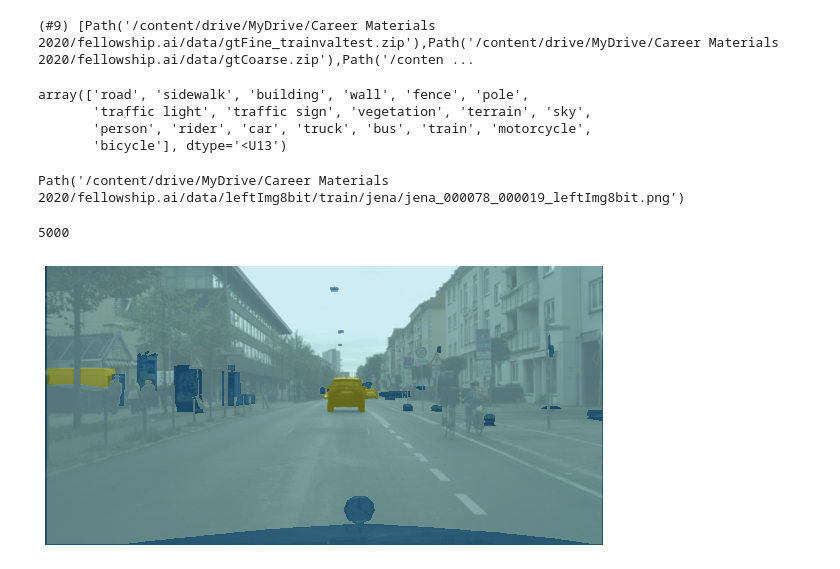
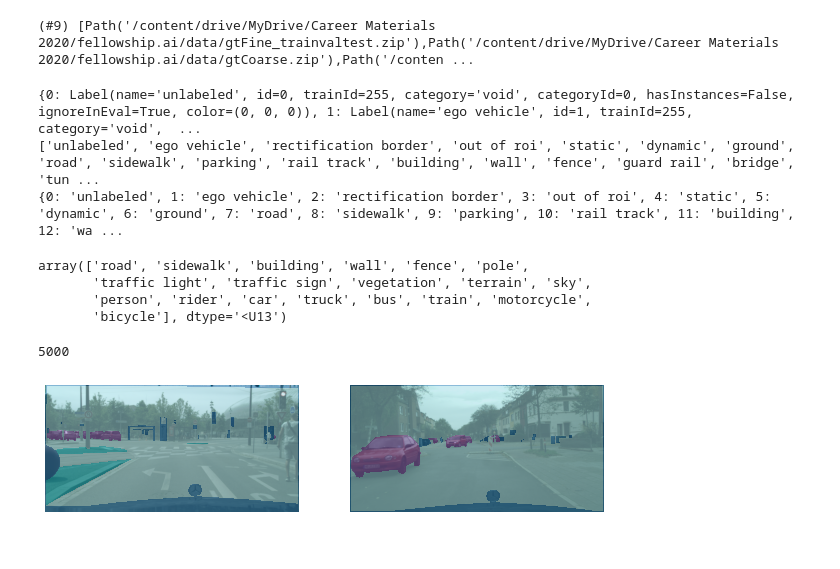
Before and after one commit to bwbelljr/Cityscapes, a Jupyter notebook: fastai_vision_segmentation_tutorial.ipynb, the cells around one changed output. Saved outputs shown, nothing was run; the diff lists cells and outputs as text; code cells hidden in the pictures.

```diff
--- a/fastai_vision_segmentation_tutorial.ipynb
+++ b/fastai_vision_segmentation_tutorial.ipynb
@@ -53,3 +53,17 @@ from labels import labels
+# %%
+# Loading class labels
+id2name = {name.id: name for name in labels}
+print(id2name)
+
+codes = [name.name for name in labels]
+print(codes)
+
+codes_dict = {idx:name for idx, name in enumerate(codes)}
+print(codes_dict)
+# %% [output]
+{0: Label(name='unlabeled', id=0, trainId=255, category='void', categoryId=0, hasInstances=False, ignoreInEval=True, color=(0, 0, 0)), 1: Label(name='ego vehicle', id=1, trainId=255, category='void',  ...
+['unlabeled', 'ego vehicle', 'rectification border', 'out of roi', 'static', 'dynamic', 'ground', 'road', 'sidewalk', 'parking', 'rail track', 'building', 'wall', 'fence', 'guard rail', 'bridge', 'tun ...
+{0: 'unlabeled', 1: 'ego vehicle', 2: 'rectification border', 3: 'out of roi', 4: 'static', 5: 'dynamic', 6: 'ground', 7: 'road', 8: 'sidewalk', 9: 'parking', 10: 'rail track', 11: 'building', 12: 'wa ...
 # %%
 # Only include codes that should be evaluated
 cityscapes_codes = np.array([label.name for label in labels if not label.ignoreInEval])
@@ -62,10 +76,7 @@ array(['road', 'sidewalk', 'building', 'wall', 'fence', 'pole',
 # %%
 fnames = get_image_files(path/"leftImg8bit")
 fnames[0]
+len(fnames) # as expected
 # %% [output]
-Path('/content/drive/MyDrive/Career Materials 2020/fellowship.ai/data/leftImg8bit/train/jena/jena_000078_000019_leftImg8bit.png')
+5000
-# %%
-len(fnames) # as expected
-# %% [output]
-5000
 # %%
@@ -74,12 +86,12 @@ def label_func(fn):
   return Path(label_fn)
 # %%
 dls = SegmentationDataLoaders.from_label_func(
-    path, bs=1, fnames = fnames, label_func = label_func, codes = cityscapes_codes
+    path, bs=2, fnames = fnames, label_func = label_func, codes = codes
 )
 # %%
-dls.show_batch(max_n=1, figsize=(10,7))
+dls.show_batch(max_n=2, figsize=(10,7))
 # %% [output]
-[figure, old version]
+[figure, new version]
 # %%
 learn = unet_learner(dls, resnet34)
 learn.fine_tune(1)
```
Also changed, not shown: parts of 6 cells of this notebook.
